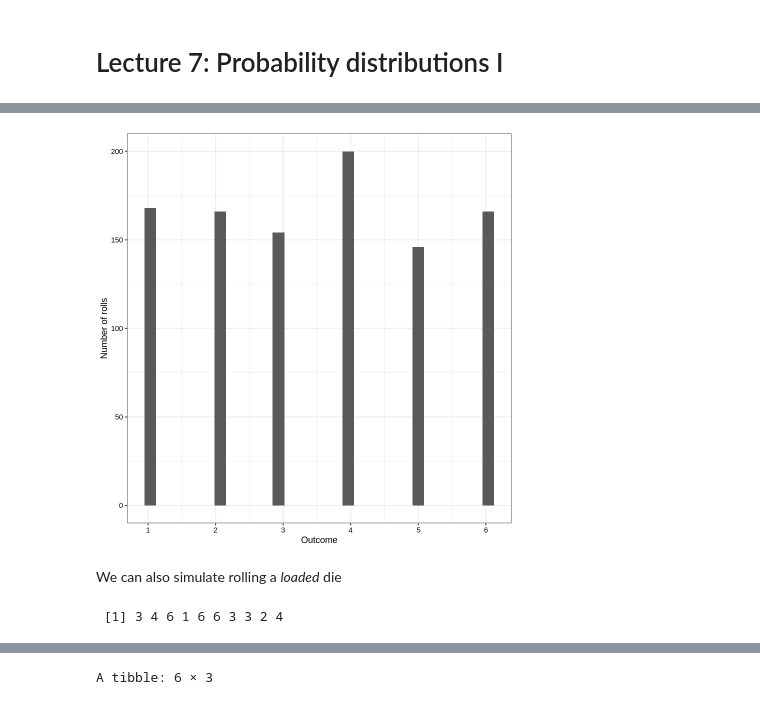
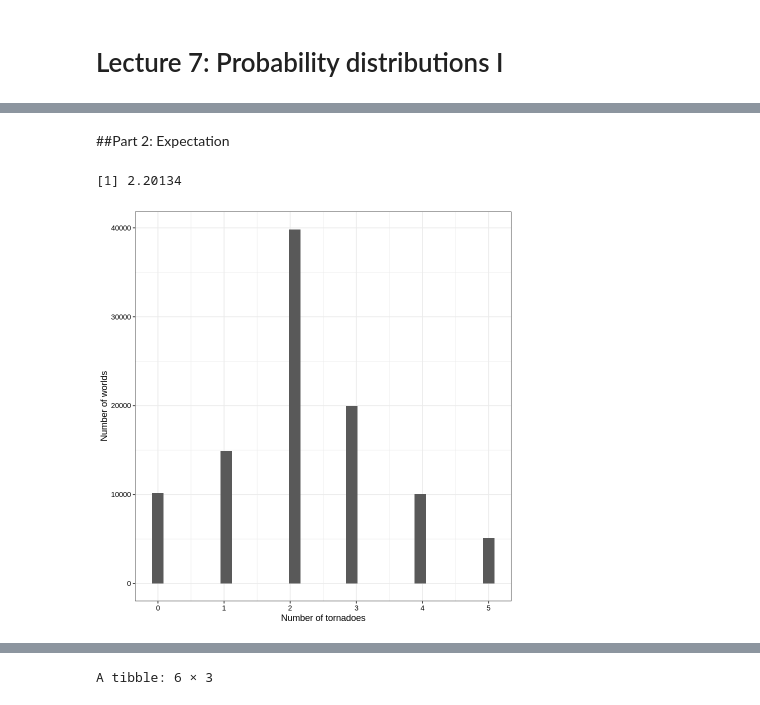
Before and after one commit to 5harad/API201-2022, a Jupyter notebook: lectures/lecture-7-code.ipynb, the cells around one changed output, grey strips where cells are left out. Saved outputs shown, nothing was run; the diff lists cells and outputs as text; code cells hidden in the pictures.

```diff
--- a/lectures/lecture-7-code.ipynb
+++ b/lectures/lecture-7-code.ipynb
@@ -37,26 +92,24 @@ sample(outcomes, 10, prob=p, replace = TRUE)
+# %% [markdown]
+##Part 2: Expectation
+# %%
+set.seed(2)
+
+outcomes <- c(0, 1, 2, 3, 4, 5)
+p <- c(.1, .15, .4, .2, .1, .05)
+
+many_worlds <- sample(outcomes, 1e5, prob = p, replace = TRUE)
+# %%
+mean(many_worlds)
+# %% [output]
+[1] 2.20134
 # %%
-set.seed(1)
-
-rolls <- tibble(
-  outcome = sample(outcomes, 1e3, prob=p, replace = TRUE)
-)
-
-ggplot(rolls, aes(x = outcome)) +
+ggplot(tibble(outcome = many_worlds), aes(x = outcome)) +
   geom_histogram(bins=30) +
-  scale_y_continuous('Number of rolls') +
-  scale_x_continuous('Outcome', breaks=1:6) +
+  scale_y_continuous('Number of worlds') +
+  scale_x_continuous('Number of tornadoes', breaks=0:5) +
   theme(axis.text.x = element_text(color="black"),
           axis.text.y = element_text(color="black"))
 
-ggsave('rolls.png', width=4, height=4)
+ggsave('tornadoes.png', width=4, height=4)
 # %% [output]
-[figure, old version]
+[figure, new version]
-# %% [markdown]
-We can also simulate rolling a _loaded_ die
-# %%
-outcomes <- c(1, 2, 3, 4, 5, 6)
-p <- c(1/10, 1/10, 1/10, 1/10, 1/10, 1/2)
-
-sample(outcomes, 10, prob=p, replace = TRUE)
-# %% [output]
- [1] 3 4 6 1 6 6 3 3 2 4
```
Also changed, not shown: parts of 29 cells of this notebook.
